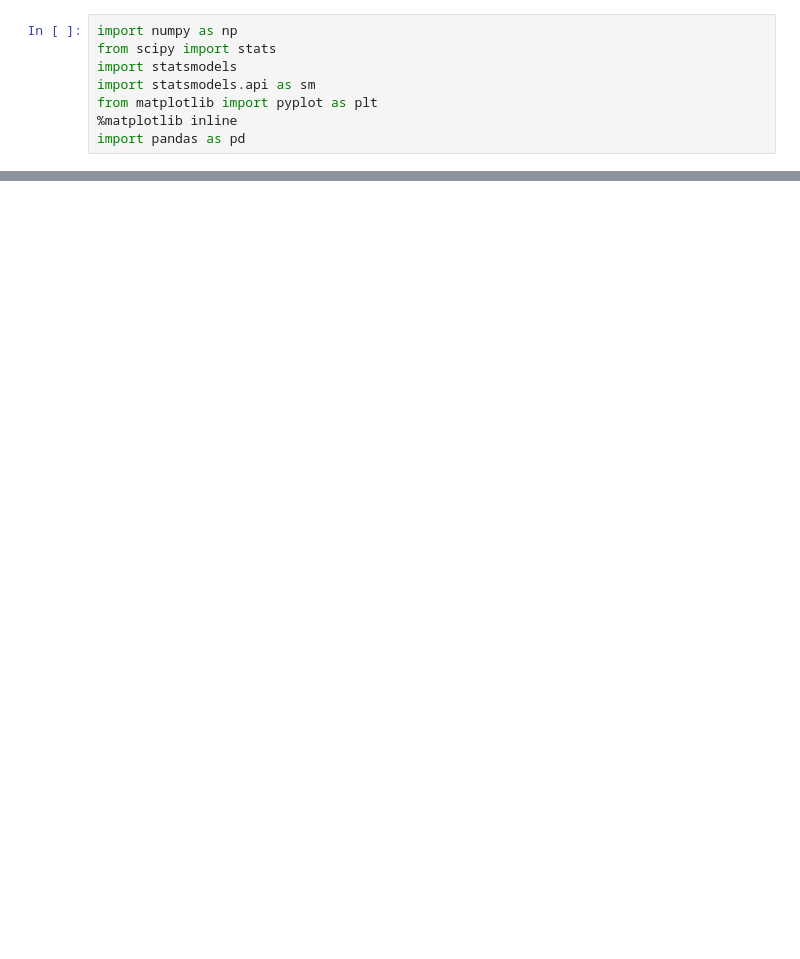
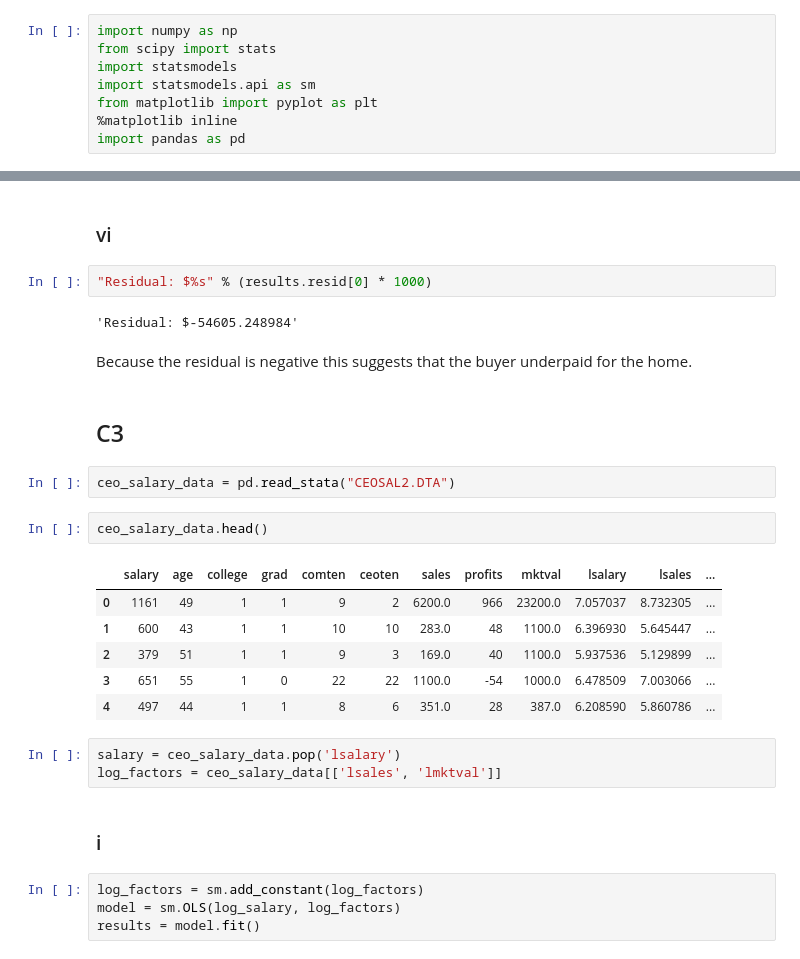
Before and after one commit to jameschristopher/ECON482, a Jupyter notebook: homework_3/homework_3.ipynb, the cells around one changed output, grey strips where cells are left out. Cells and saved outputs as stored; diff of their text form; blank space fills up the shorter version.

```diff
--- a/homework_3/homework_3.ipynb
+++ b/homework_3/homework_3.ipynb
@@ -8,0 +262,30 @@ import pandas as pd
+# %% [markdown]
+### vi
+# %%
+"Residual: $%s" % (results.resid[0] * 1000)
+# %% [output]
+'Residual: $-54605.248984'
+# %% [markdown]
+Because the residual is negative this suggests that the buyer underpaid for the home.
+# %% [markdown]
+## C3
+# %%
+ceo_salary_data = pd.read_stata("CEOSAL2.DTA")
+# %%
+ceo_salary_data.head()
+# %% [output]
+|  | salary | age | college | grad | comten | ceoten | sales | profits | mktval | lsalary | lsales | ... |
+| 0 | 1161 | 49 | 1 | 1 | 9 | 2 | 6200.0 | 966 | 23200.0 | 7.057037 | 8.732305 | ... |
+| 1 | 600 | 43 | 1 | 1 | 10 | 10 | 283.0 | 48 | 1100.0 | 6.396930 | 5.645447 | ... |
+| 2 | 379 | 51 | 1 | 1 | 9 | 3 | 169.0 | 40 | 1100.0 | 5.937536 | 5.129899 | ... |
+| 3 | 651 | 55 | 1 | 0 | 22 | 22 | 1100.0 | -54 | 1000.0 | 6.478509 | 7.003066 | ... |
+| 4 | 497 | 44 | 1 | 1 | 8 | 6 | 351.0 | 28 | 387.0 | 6.208590 | 5.860786 | ... |
+# %%
+salary = ceo_salary_data.pop('lsalary')
+log_factors = ceo_salary_data[['lsales', 'lmktval']]
+# %% [markdown]
+### i
+# %%
+log_factors = sm.add_constant(log_factors)
+model = sm.OLS(log_salary, log_factors)
+results = model.fit()
```
Also changed, not shown: parts of 77 cells of this notebook, 2 other files.
